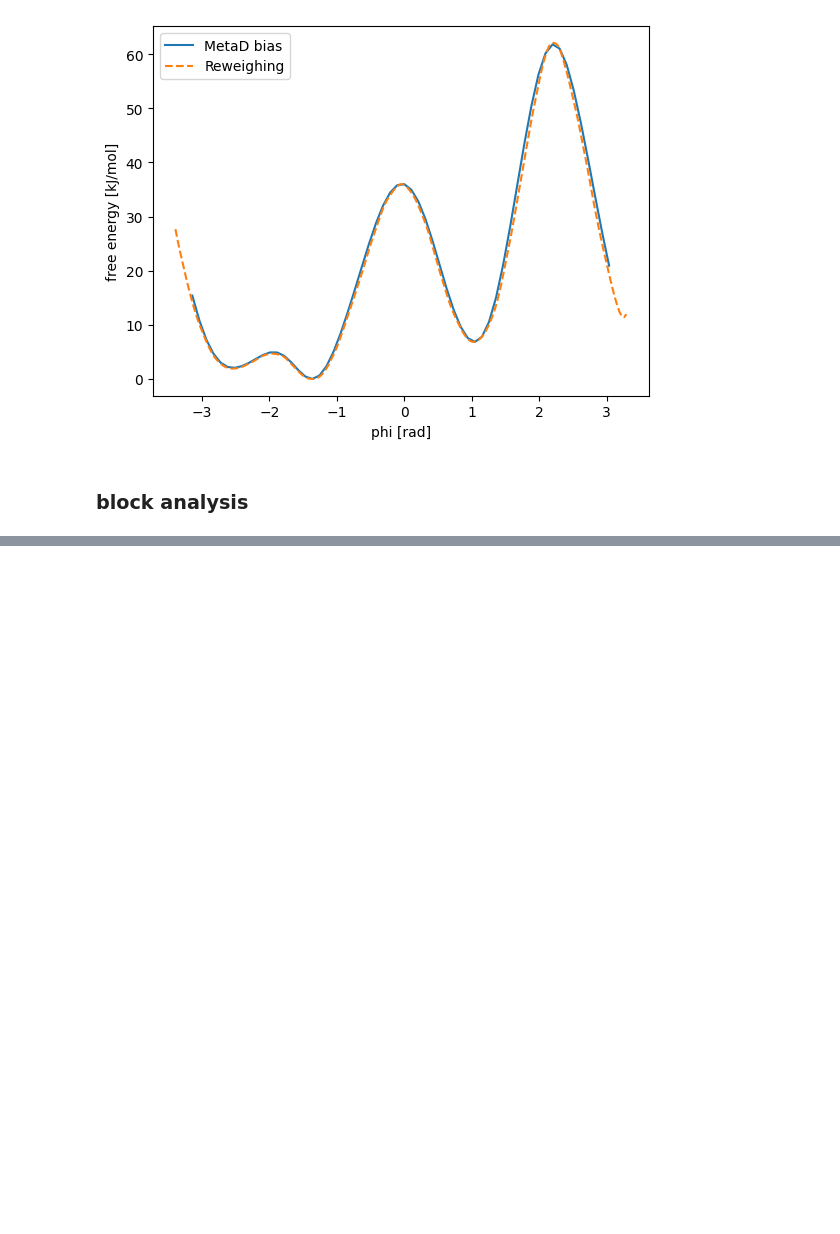
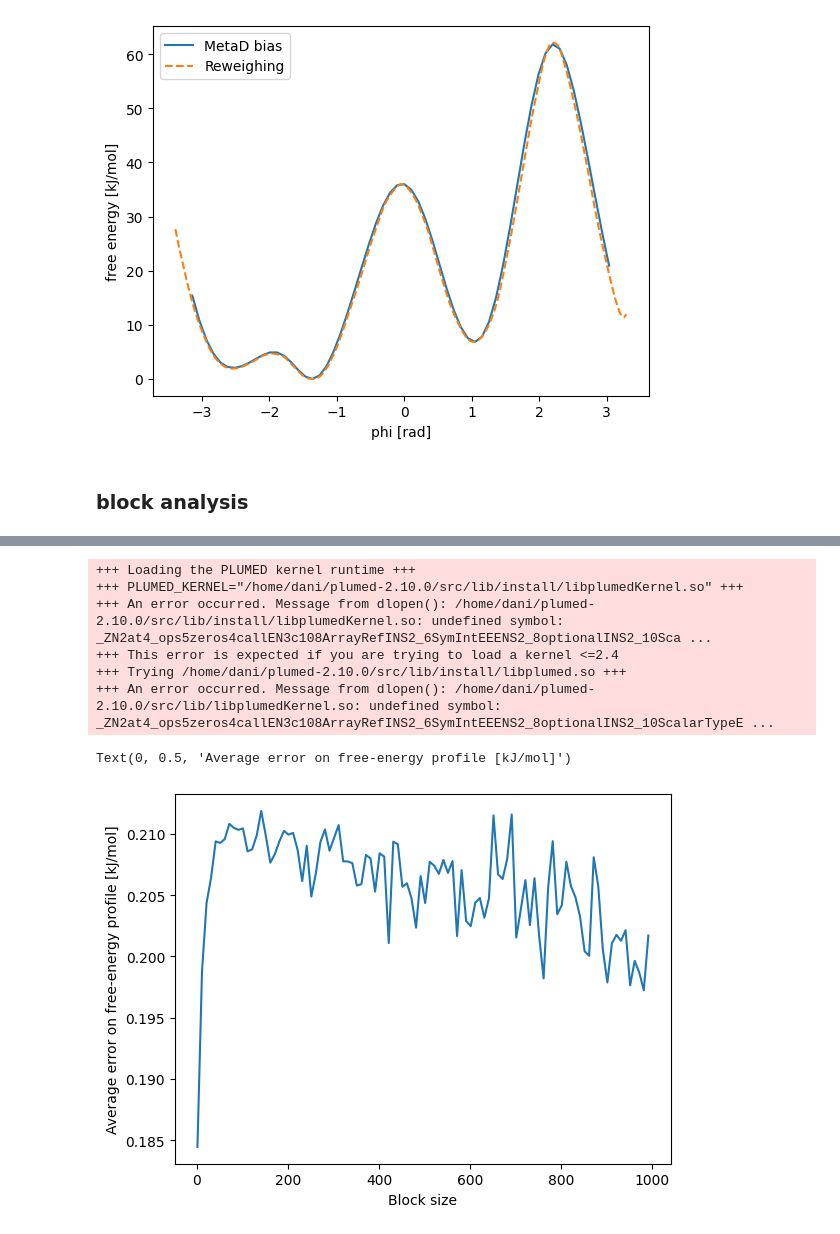
Before and after one commit to danibrb/ML-CV, a Jupyter notebook: notebook/03_analysis.ipynb, the cells around one changed output, grey strips where cells are left out. Cells and saved outputs as stored; diff of their text form; code cells hidden in the pictures; blank space fills up the shorter version.

Commit message:
feat: block analysis

```diff
--- a/notebook/03_analysis.ipynb
+++ b/notebook/03_analysis.ipynb
@@ -290,7 +290,7 @@ Text(0, 0.5, 'DeltaF [kJ/mol]')
 ### reweighting
 # %%
 # CREATE FOLDER AND COPY INPUTS
-folder_rw = DATA_DIR / "2_rw-biased-phi/"
+folder_rw = DATA_DIR / "2_biased-phi-rw/"
 Path(folder_rw).mkdir(parents=True, exist_ok=True)
 
 execute(f"cp {MD_IN_DIR}/input.ala2.pdb .", folder_rw)
@@ -495,0 +550,17 @@ plt.legend()
+# %%
+# import err.blocks file into pandas dataset
+data=plumed.read_as_pandas(str(f"{folder_bl}/err.blocks"))
+# plot error as a function of block size
+plt.plot(data["bsize"],data["err"])
+# x-y axis labels
+plt.xlabel("Block size")
+plt.ylabel("Average error on free-energy profile [kJ/mol]")
+# %% [output]
++++ Loading the PLUMED kernel runtime +++
++++ PLUMED_KERNEL="/home/dani/plumed-2.10.0/src/lib/install/libplumedKernel.so" +++
++++ An error occurred. Message from dlopen(): /home/dani/plumed-2.10.0/src/lib/install/libplumedKernel.so: undefined symbol: _ZN2at4_ops5zeros4callEN3c108ArrayRefINS2_6SymIntEEENS2_8optionalINS2_10Sca ...
++++ This error is expected if you are trying to load a kernel <=2.4
++++ Trying /home/dani/plumed-2.10.0/src/lib/install/libplumed.so +++
++++ An error occurred. Message from dlopen(): /home/dani/plumed-2.10.0/src/lib/libplumedKernel.so: undefined symbol: _ZN2at4_ops5zeros4callEN3c108ArrayRefINS2_6SymIntEEENS2_8optionalINS2_10ScalarTypeE ...
+Text(0, 0.5, 'Average error on free-energy profile [kJ/mol]')
+[figure, added]
```
Also changed, not shown: parts of 5 cells of this notebook, 4 other files.
